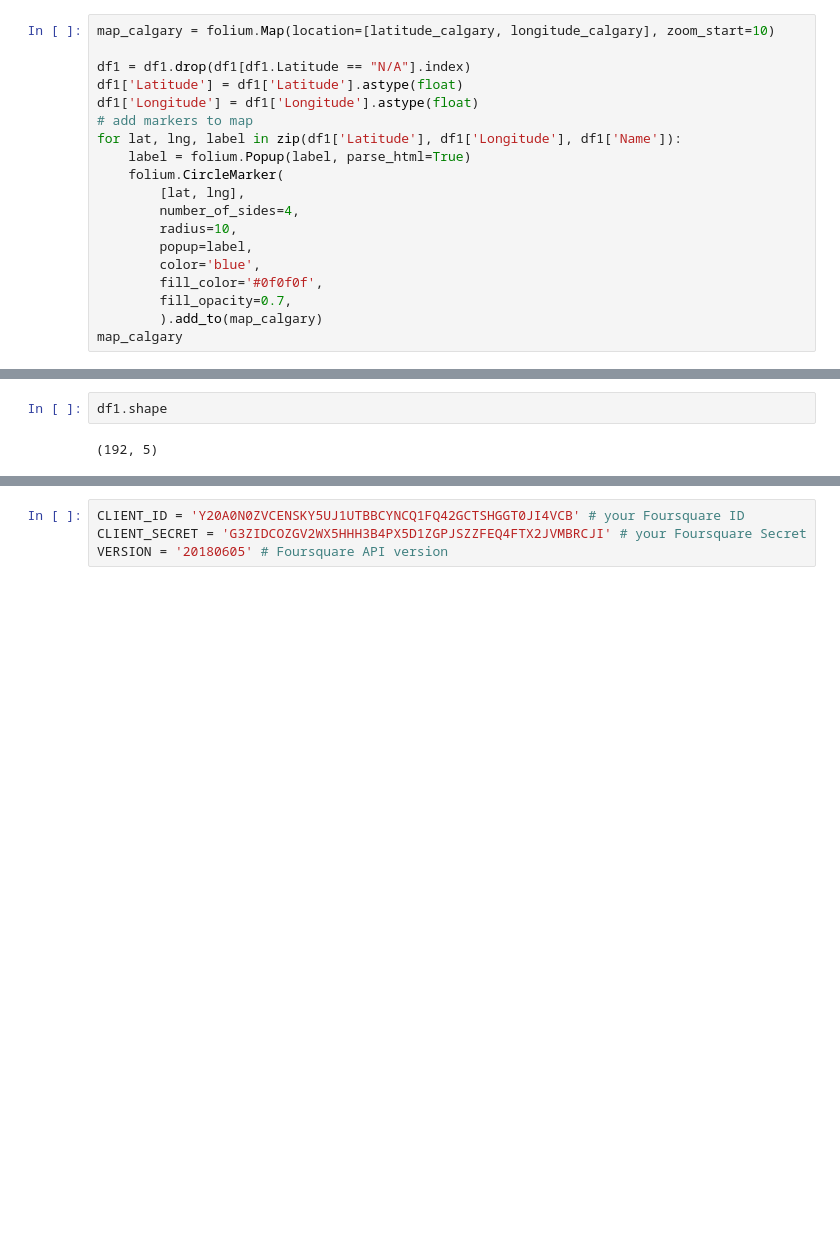
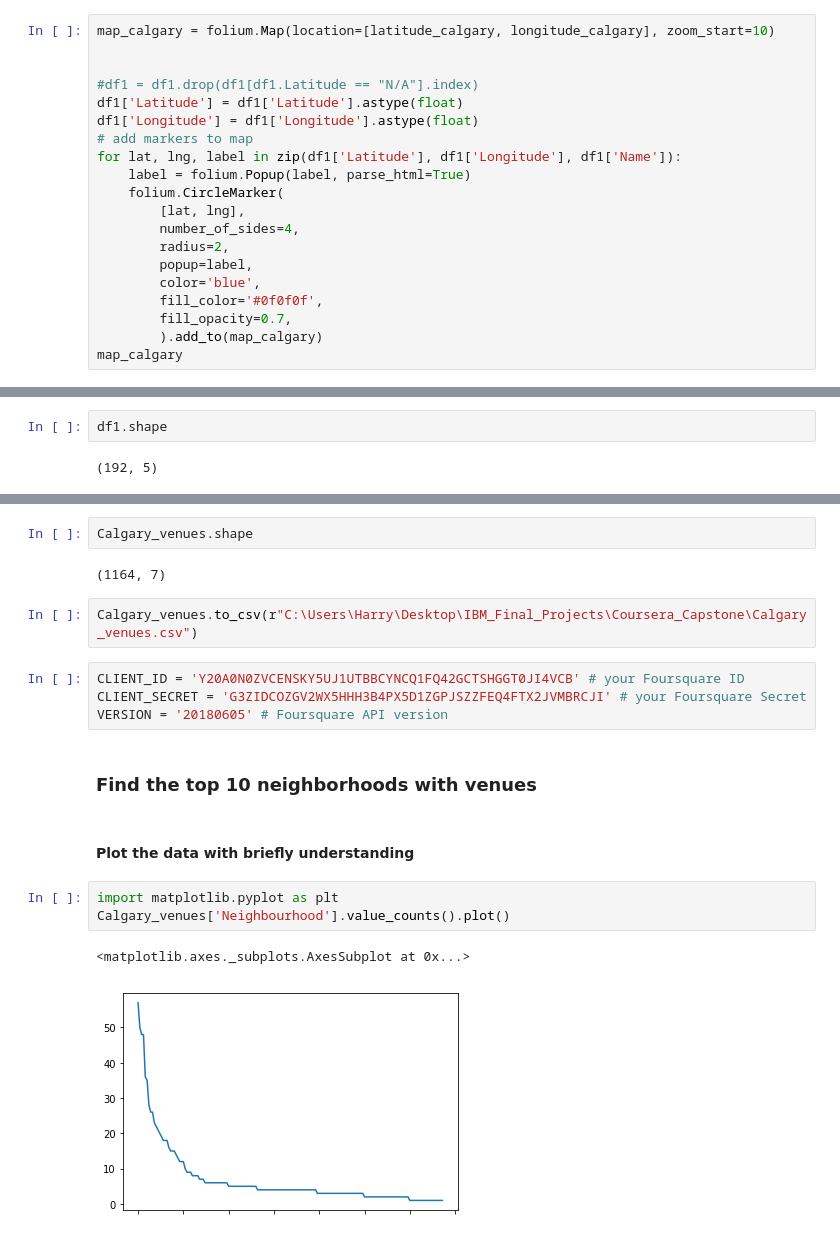
Before and after one commit to y87222185/Coursera_Capstone, a Jupyter notebook: The_Battle_of_Neighborhoods_in_Calgary.ipynb, the cells around one changed output, grey strips where cells are left out. Saved outputs shown, nothing was run; the diff lists cells and outputs as text; blank space fills up the shorter version.

```diff
--- a/The_Battle_of_Neighborhoods_in_Calgary.ipynb
+++ b/The_Battle_of_Neighborhoods_in_Calgary.ipynb
@@ -309,7 +315,8 @@ df1.head()
 # %%
 map_calgary = folium.Map(location=[latitude_calgary, longitude_calgary], zoom_start=10)
 
-df1 = df1.drop(df1[df1.Latitude == "N/A"].index)
+
+#df1 = df1.drop(df1[df1.Latitude == "N/A"].index)
 df1['Latitude'] = df1['Latitude'].astype(float)
 df1['Longitude'] = df1['Longitude'].astype(float)
 # add markers to map
@@ -318,7 +325,7 @@ for lat, lng, label in zip(df1['Latitude'], df1['Longitude'], df1['Name']):
     folium.CircleMarker(
         [lat, lng],
         number_of_sides=4,
-        radius=10,
+        radius=2,
         popup=label,
         color='blue',
         fill_color='#0f0f0f',
@@ -339,4 +353,20 @@ Calgary_venues.head()
+# %%
+Calgary_venues.shape
+# %% [output]
+(1164, 7)
+# %%
+Calgary_venues.to_csv(r"C:\Users\Harry\Desktop\IBM_Final_Projects\Coursera_Capstone\Calgary_venues.csv")
 # %%
 CLIENT_ID = 'Y20A0N0ZVCENSKY5UJ1UTBBCYNCQ1FQ42GCTSHGGT0JI4VCB' # your Foursquare ID
 CLIENT_SECRET = 'G3ZIDCOZGV2WX5HHH3B4PX5D1ZGPJSZZFEQ4FTX2JVMBRCJI' # your Foursquare Secret
 VERSION = '20180605' # Foursquare API version
+# %% [markdown]
+### Find the top 10 neighborhoods with venues
+# %% [markdown]
+#### Plot the data with briefly understanding
+# %%
+import matplotlib.pyplot as plt
+Calgary_venues['Neighbourhood'].value_counts().plot()
+# %% [output]
+<matplotlib.axes._subplots.AxesSubplot at 0x...>
+[figure, added]
```
Also changed, not shown: parts of 36 cells of this notebook.
